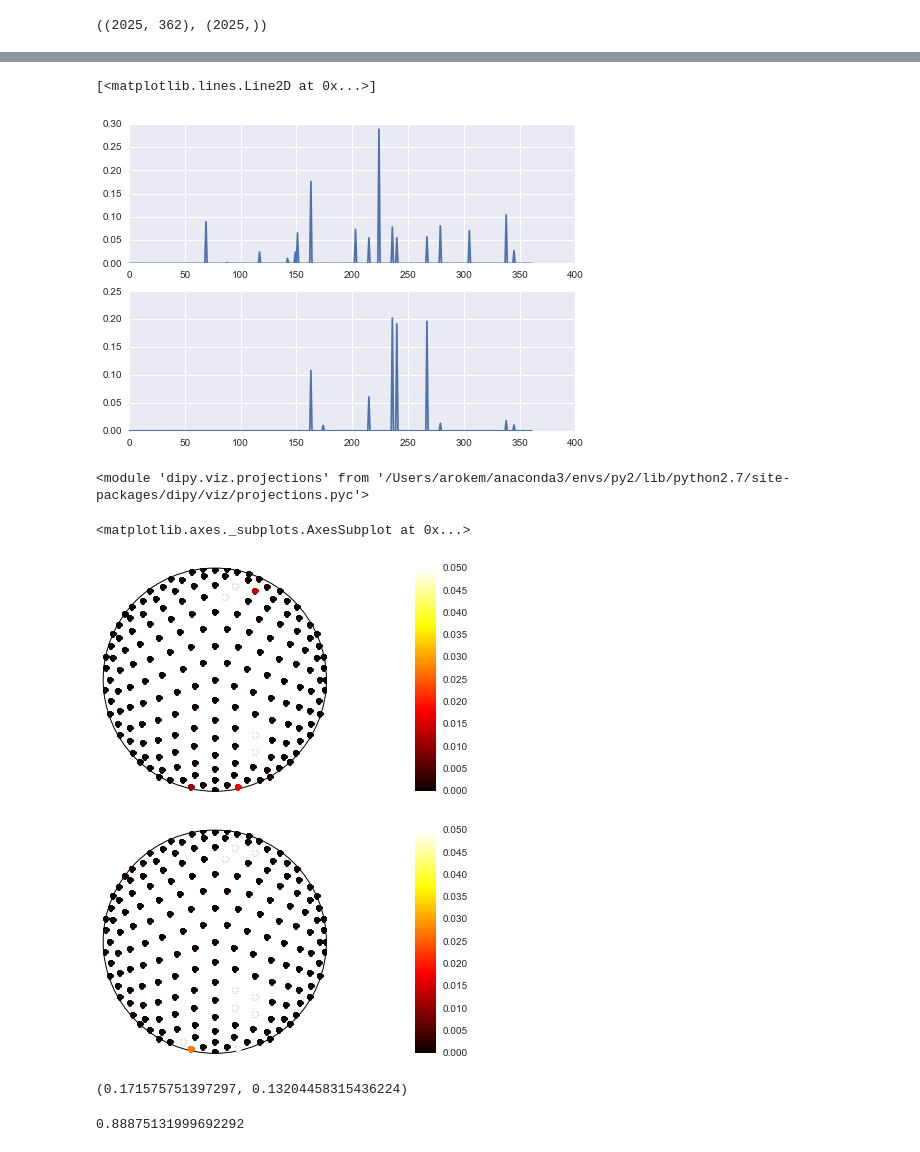
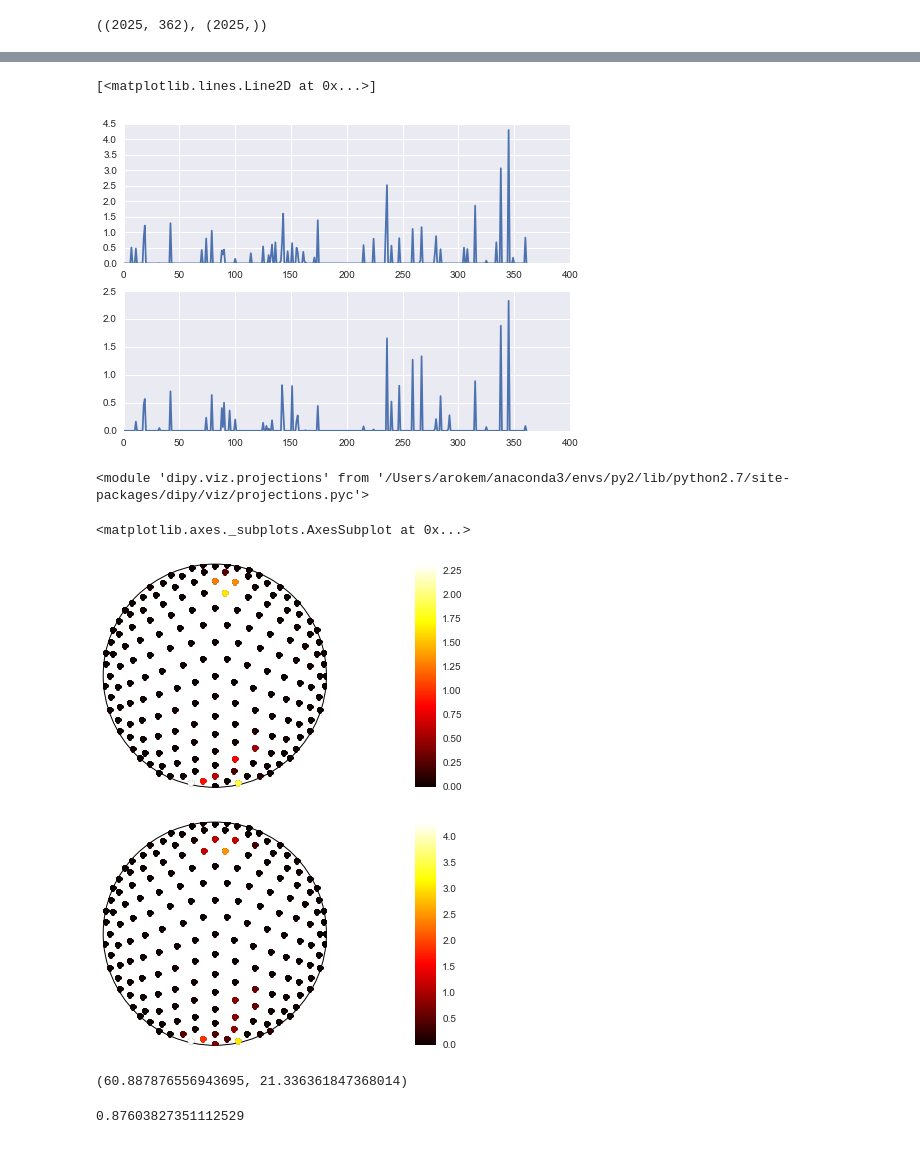
Before and after one commit to arokem/spat-cont, a Jupyter notebook: ipynb/analysis.ipynb, the cells around one changed output, grey strips where cells are left out. Drawn from its saved outputs; the diff is of its cells as text; code cells hidden in the pictures.

```diff
--- a/ipynb/analysis.ipynb
+++ b/ipynb/analysis.ipynb
@@ -60,4 +61,4 @@ reload(ut)
 # %%
-dist_weights = ut.signal_weights(gtab)
+dist_weights = ut.signal_weights(gtab_train)
 pp_sig = ut.preprocess_signal(data_train, gtab_train, 40, 40, 40, dist_weights=dist_weights)
 sq_weights = dist_weights**2
@@ -127,7 +128,7 @@ plt.plot([-0.2, 0.2], [-0.2, 0.2], 'k--')
 #beta_non, rnorm = opt.nnls(new_dm[:n_split], new_sig[:n_split])
 #beta_non, rnorm = opt.nnls(new_dm[:n_split], new_sig[:n_split])
 EN = ElasticNet(alpha=alpha, l1_ratio=l1_ratio, positive=True)
-beta_non = EN.fit(new_dm[:n_split], new_sig[:n_split]).coef_
+beta_non = EN.fit(new_dm[n_split*13:n_split*14], new_sig[n_split*13:n_split*14]).coef_
 # %%
 y_hat_non = np.dot(new_dm, beta_non)
 # %%
@@ -148,7 +149,7 @@ ax[0].plot(beta_non)
 ax[1].plot(beta)
 # %% [output]
 [<matplotlib.lines.Line2D at 0x...>]
-[figure, old version]
+[figure, new version]
 # %%
 import dipy.viz.projections as proj
 reload(proj)
@@ -157,21 +158,21 @@ reload(proj)
 # %%
 %matplotlib inline
 # %%
-proj.sph_project(sph1.vertices.T, beta, vmax=0.05)
-proj.sph_project(sph1.vertices.T, beta_non, vmax=0.05)
+proj.sph_project(sph1.vertices.T, beta)
+proj.sph_project(sph1.vertices.T, beta_non)
 # %% [output]
 <matplotlib.axes._subplots.AxesSubplot at 0x...>
-[figure, old version]
+[figure, new version]
-[figure, old version]
+[figure, new version]
 # %%
 np.dot(beta_non, beta_non), np.dot(beta, beta)
 # %% [output]
-(0.171575751397297, 0.13204458315436224)
+(60.887876556943695, 21.336361847368014)
 # %%
-(np.sqrt(np.mean( (y_hat_non[:n_split]- new_sig[:n_split]) ** 2))/
-np.sqrt(np.mean( (new_sig[:n_split] - y_hat[:n_split])**2 ) ))
+(np.sqrt(np.mean( (y_hat_non[n_split*13:n_split*14]- new_sig[n_split*13:n_split*14]) ** 2))/
+np.sqrt(np.mean( (new_sig[n_split*13:n_split*14] - y_hat[n_split*13:n_split*14])**2 ) ))
 # %% [output]
-0.88875131999692292
+0.87603827351112529
 # %%
 dm_test = ut.design_matrix(gtab_test, sph1)
 # %%
```
Also changed, not shown: parts of 22 cells of this notebook, 1 other file.
